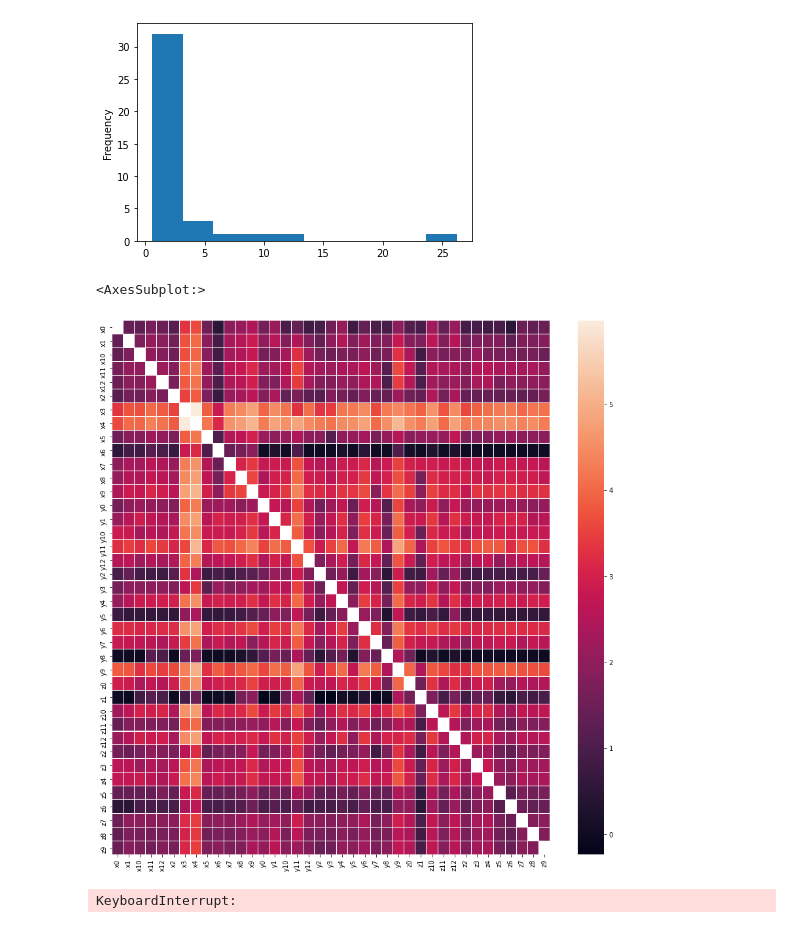
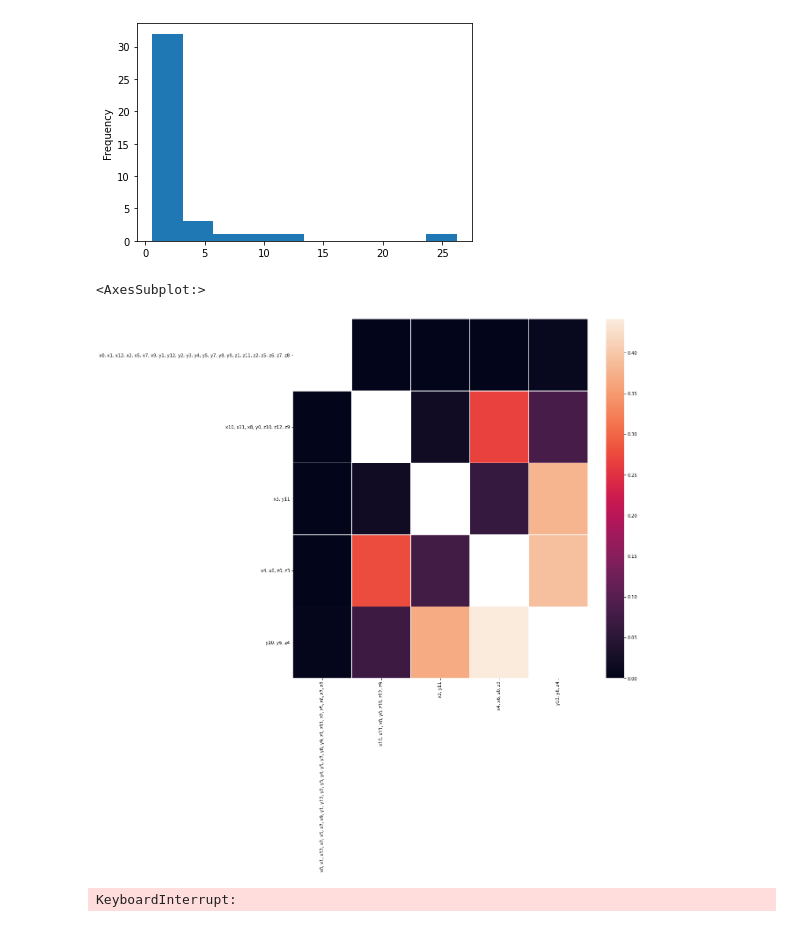
Before and after one commit to matthagy/regex_crossword, a Jupyter notebook: xplr0.ipynb, the cells around one changed output. Saved outputs shown, nothing was run; the diff lists cells and outputs as text; code cells hidden in the pictures.

```diff
--- a/xplr0.ipynb
+++ b/xplr0.ipynb
@@ -154,10 +154,14 @@ len(solution_sets)
 38
 # %%
 random = Random(0xCAFE)
+max_reduce_size = 5000
+too_large = []
 reduced = string_solutions
 while len(reduced) > 1:
     print(len(reduced), sorted(map(len, reduced)))
-    reduced = solver.reduce_solution_sets_by_lowest_estimated_count(reduced, random)
+    results = solver.reduce_solution_sets_by_lowest_estimated_count(reduced, random)
+    reduced = [ss for ss in results if len(ss) <= max_reduce_size]
+    too_large.extend(ss for ss in results if len(ss) > max_reduce_size)
 # %% [output]
 39 [1, 1, 1, 2, 3, 3, 3, 5, 5, 7, 7, 7, 8, 8, 9, 10, 10, 11, 12, 13, 15, 21, 21, 27, 28, 28, 28, 35, 41, 41, 44, 45, 55, 66, 89, 256, 274, 683, 1365]
 38 [1, 1, 2, 3, 3, 3, 5, 5, 7, 7, 7, 8, 8, 9, 10, 10, 11, 12, 13, 15, 21, 21, 27, 28, 28, 28, 35, 41, 41, 44, 45, 55, 66, 89, 256, 274, 683, 1365]
@@ -290,0 +274,17 @@ overlap.round()
+# %%
+sss = sorted(too_large + reduced, key=lambda x: x.names_str)
+names = [ss.names_str for ss in sss]
+n = len(sss)
+overlap = np.zeros((n,n), dtype=float)
+for i in range(n):
+    overlap[i,i] = np.nan
+with tqdm(total=n*(n-1)//2) as progress:
+    for i in range(n):
+        for j in range(i+1, n):
+            progress.set_description(f'estimating intersection ({i},{j})', refresh=False)
+            progress.update()
+            overlap[i,j] = overlap[j,i] = sss[i].estimate_intersection_size(
+                sss[j], random, 2000, rate_floor_clamp=0)
+
+overlap = pd.DataFrame(overlap, index=names, columns=names)
+overlap
@@ -301,10 +331,10 @@ overlap.min().plot.hist()
 # %%
 f = plt.figure(figsize=(15, 15))
 ax = f.add_subplot(111)
-sns.heatmap(np.log10(overlap), linewidth=0.05, ax=ax)
+sns.heatmap((overlap), linewidth=0.05, ax=ax)
 # %% [output]
 <AxesSubplot:>
-[figure, old version]
+[figure, new version]
 # %%
 while len(solution_sets) > 1:
     solution_sets = solver.reduce_solution_sets_using_best_pair_intersections(solution_sets)
```
Also changed, not shown: parts of 8 cells of this notebook, 1 other file.
